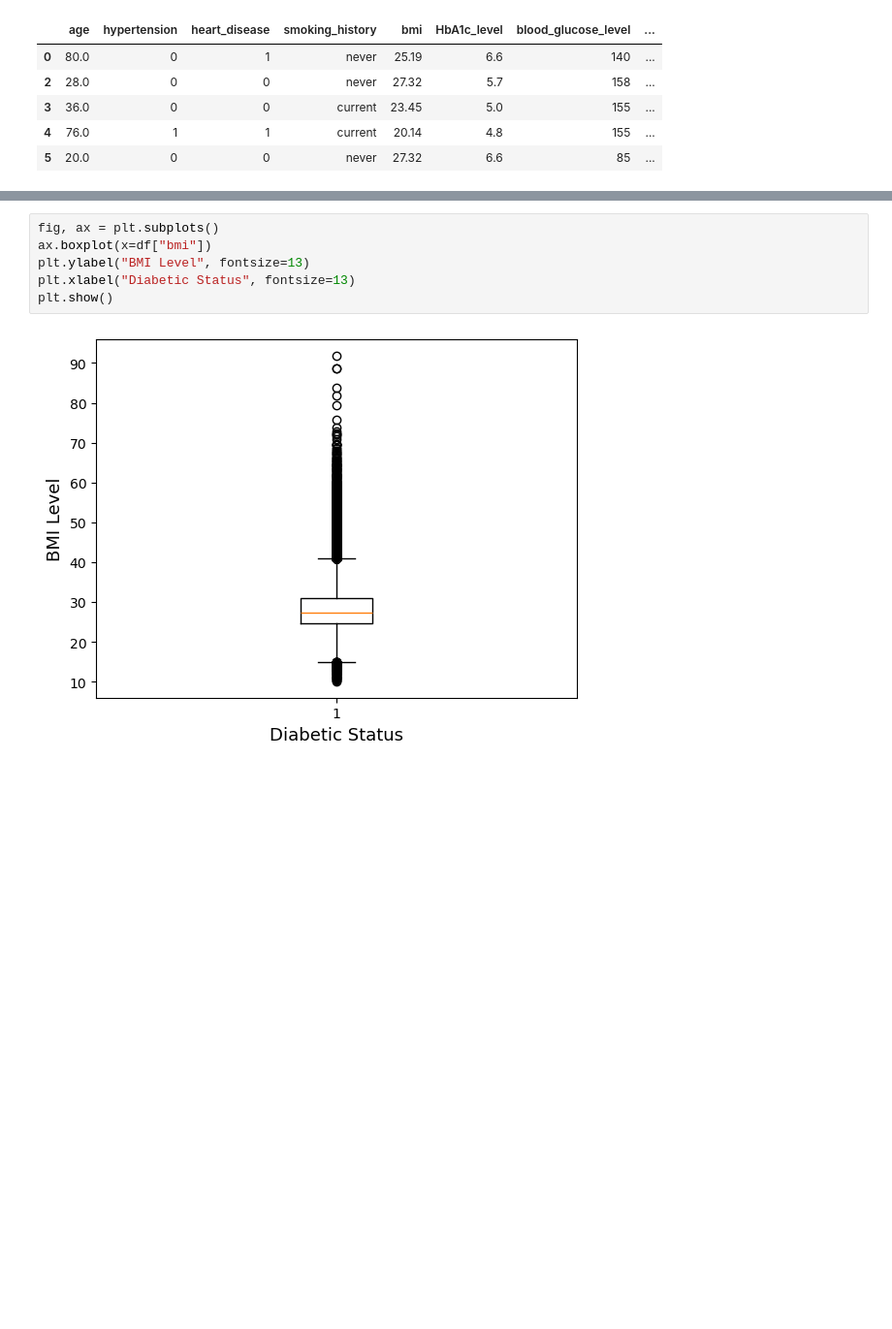
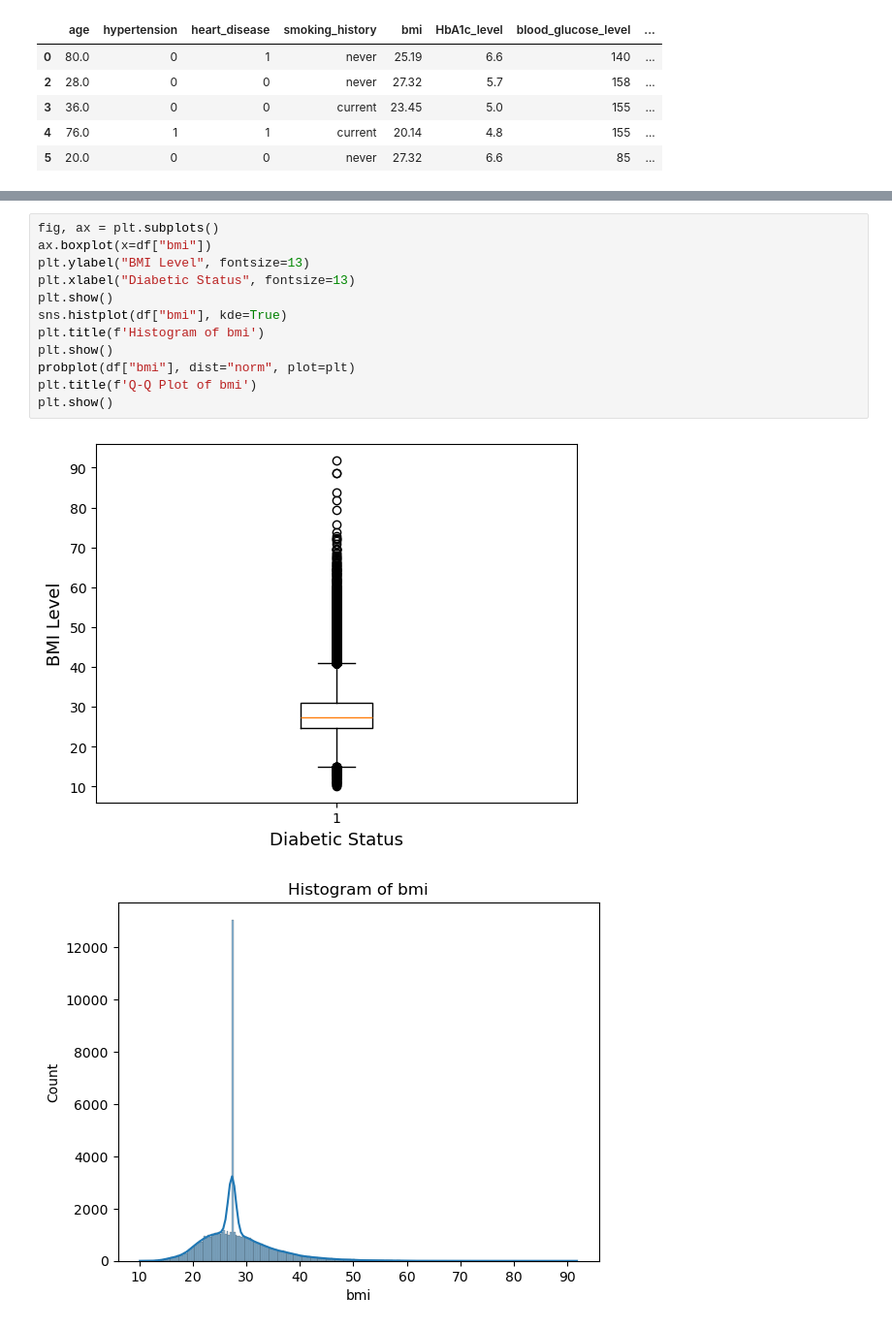
Before and after one commit to CBreach/352Project, a Jupyter notebook: finalProject.ipynb, the cells around one changed output, grey strips where cells are left out. Shown at 97% size. Saved outputs shown, nothing was run; the diff lists cells and outputs as text; blank space fills up the shorter version.

```diff
--- a/finalProject.ipynb
+++ b/finalProject.ipynb
@@ -193,8 +206,15 @@ plt.show()
 # %%
 fig, ax = plt.subplots()
 ax.boxplot(x=df["bmi"])
 plt.ylabel("BMI Level", fontsize=13)
 plt.xlabel("Diabetic Status", fontsize=13)
 plt.show()
+sns.histplot(df["bmi"], kde=True)
+plt.title(f'Histogram of bmi')
+plt.show()
+probplot(df["bmi"], dist="norm", plot=plt)
+plt.title(f'Q-Q Plot of bmi')
+plt.show()
 # %% [output]
 [figure]
+[figure, added]
```
Also changed, not shown: parts of 45 cells of this notebook.
